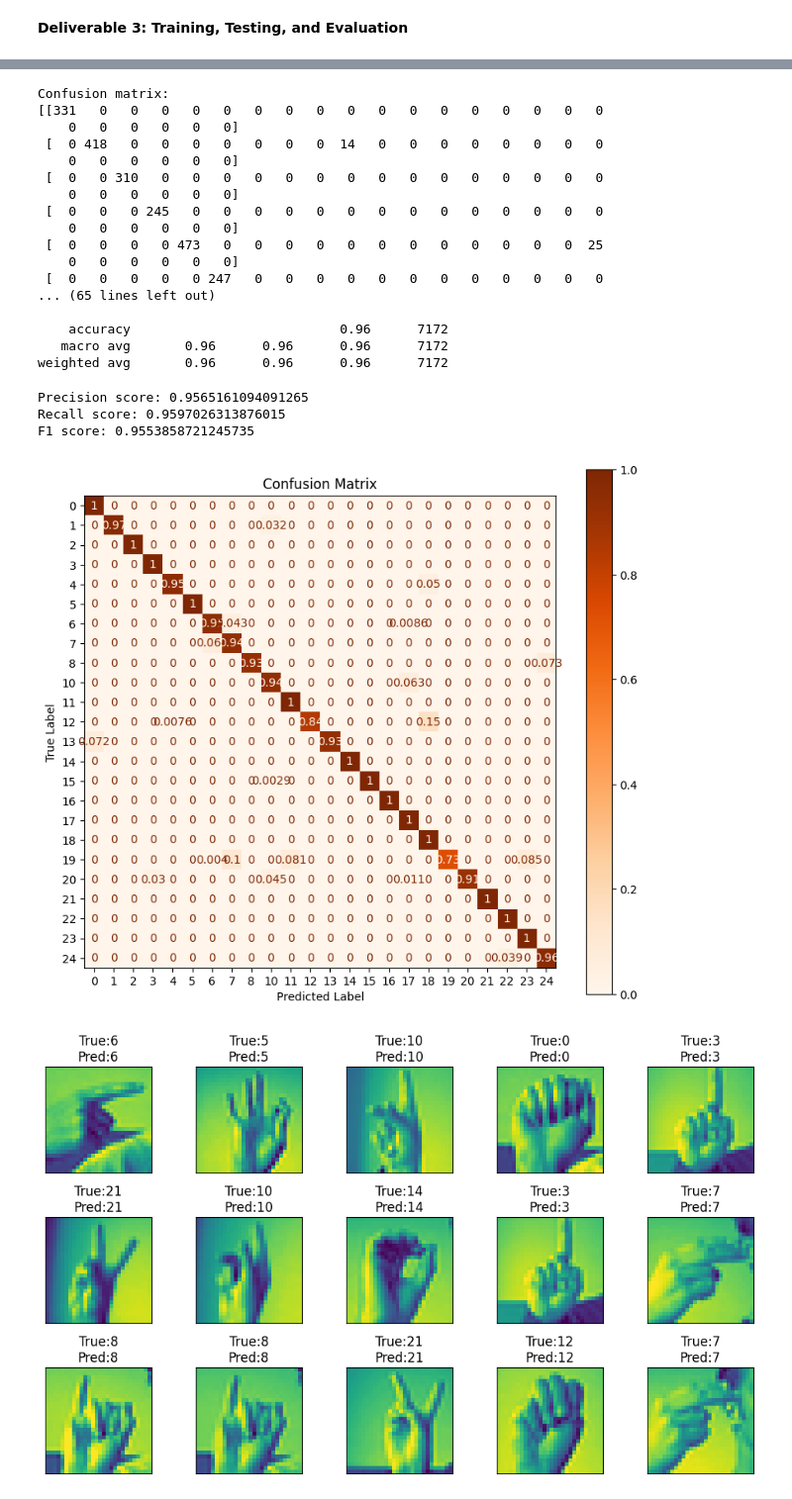
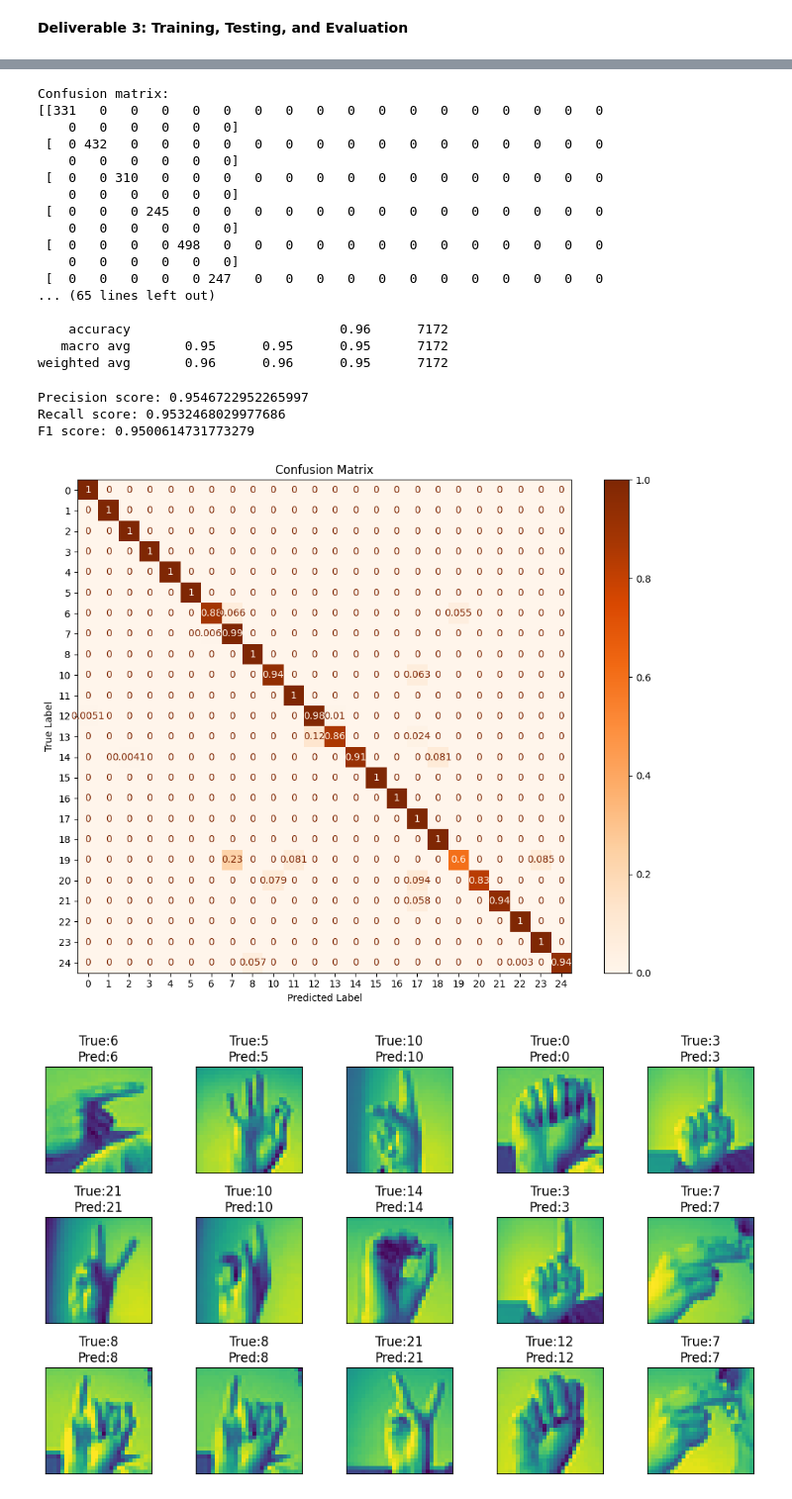
Before and after one commit to fionacampbell3/nlpcv-fiona, a Jupyter notebook: assign.ipynb, the cells around one changed output, grey strips where cells are left out. Shown at 99% size. Cells and saved outputs as stored; diff of their text form; code cells hidden in the pictures.

```diff
--- a/assign.ipynb
+++ b/assign.ipynb
@@ -184,7 +184,7 @@ model_vgg = tf.keras.Sequential(
         layers.Conv2D(16, kernel_size=(3, 3), activation="relu", padding="same", kernel_regularizer=regularizers.l2(0.0001)),
         layers.BatchNormalization(),
         layers.MaxPooling2D(pool_size=(2, 2)),
-        layers.Dropout(0.3),
+        layers.Dropout(0.1),
 
         # second block
         layers.Conv2D(32, kernel_size=(3, 3), activation="relu", padding="same", kernel_regularizer=regularizers.l2(0.0001)),
@@ -192,7 +192,7 @@ model_vgg = tf.keras.Sequential(
         layers.Conv2D(32, kernel_size=(3, 3), activation="relu", padding="same", kernel_regularizer=regularizers.l2(0.0001)),
         layers.BatchNormalization(),
         layers.MaxPooling2D(pool_size=(2, 2)),
-        layers.Dropout(0.3),
+        layers.Dropout(0.2),
 
         #decided only to do 2 blocks because dataset isn't very large, so going super deep in layers wouldn't benefit this model
         # model with simplifying layers starting at 16 instead of 32 ran in around 4 minutes, while before it was running in 6-7 mins"
@@ -367,20 +367,20 @@ print(classification_report(y_test, y_pred_labels))
 Confusion matrix:
 [[331   0   0   0   0   0   0   0   0   0   0   0   0   0   0   0   0   0
     0   0   0   0   0   0]
- [  0 418   0   0   0   0   0   0   0  14   0   0   0   0   0   0   0   0
+ [  0 432   0   0   0   0   0   0   0   0   0   0   0   0   0   0   0   0
     0   0   0   0   0   0]
  [  0   0 310   0   0   0   0   0   0   0   0   0   0   0   0   0   0   0
     0   0   0   0   0   0]
  [  0   0   0 245   0   0   0   0   0   0   0   0   0   0   0   0   0   0
     0   0   0   0   0   0]
- [  0   0   0   0 473   0   0   0   0   0   0   0   0   0   0   0   0  25
+ [  0   0   0   0 498   0   0   0   0   0   0   0   0   0   0   0   0   0
     0   0   0   0   0   0]
  [  0   0   0   0   0 247   0   0   0   0   0   0   0   0   0   0   0   0
 ... (65 lines left out)
 
     accuracy                           0.96      7172
-   macro avg       0.96      0.96      0.96      7172
-weighted avg       0.96      0.96      0.96      7172
+   macro avg       0.95      0.95      0.95      7172
+weighted avg       0.96      0.96      0.95      7172
 # %%
 prec = precision_score(y_test, y_pred_labels, average="macro")
 print("Precision score:", prec)
@@ -389,23 +389,23 @@ print("Recall score:", rec)
 f1 = f1_score(y_test, y_pred_labels, average="macro")
 print("F1 score:", f1)
 # %% [output]
-Precision score: 0.9565161094091265
-Recall score: 0.9597026313876015
-F1 score: 0.9553858721245735
+Precision score: 0.9546722952265997
+Recall score: 0.9532468029977686
+F1 score: 0.9500614731773279
 # %%
 labels = np.unique(y_test)
 
 cm = confusion_matrix(y_test, y_pred_labels, normalize="true")
 disp = ConfusionMatrixDisplay(confusion_matrix=cm, display_labels=labels)
-fig, ax = plt.subplots(figsize=(8,7))
+fig, ax = plt.subplots(figsize=(10,8))
 disp.plot(cmap='Oranges', colorbar=True, ax=ax)
 ax.set_title("Confusion Matrix")
 ax.set_xlabel("Predicted Label")
 ax.set_ylabel("True Label")
 plt.tight_layout()
 plt.show()
 # %% [output]
-[figure, old version]
+[figure, new version]
 # %%
 plt.figure(figsize=(10,10))
 for i in range(15):
```
Also changed, not shown: parts of 7 cells of this notebook.
